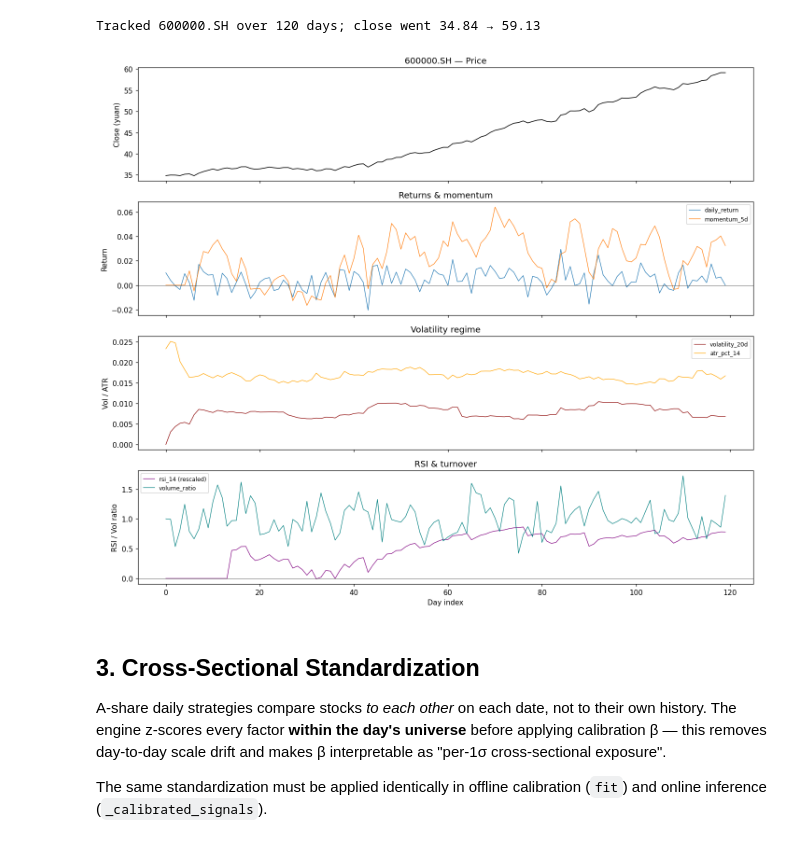
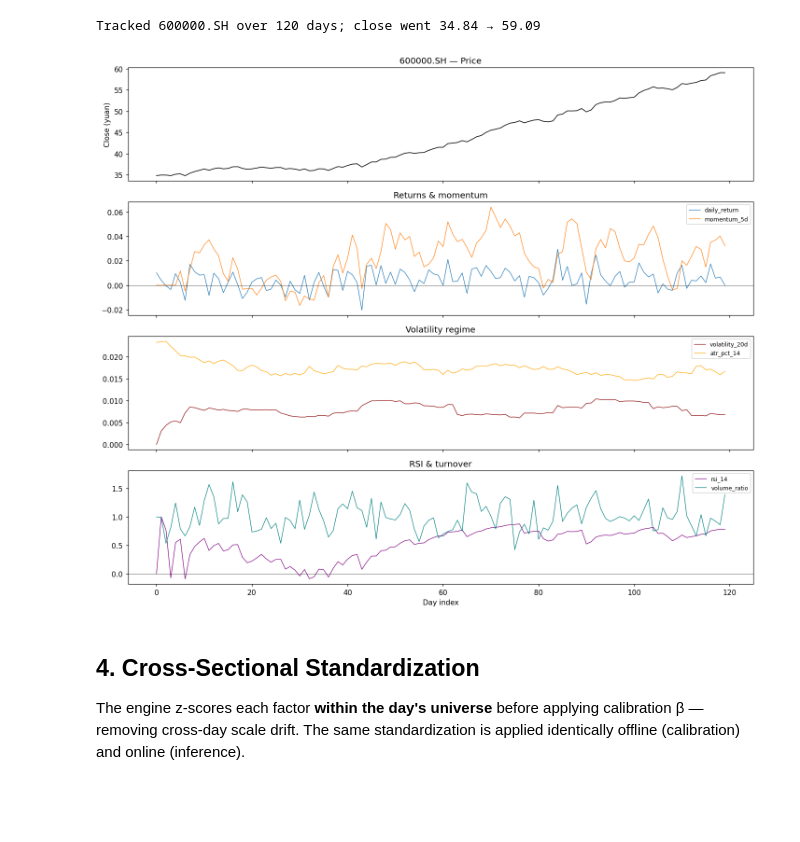
Before and after one commit to catketchup/alftrade, a Jupyter notebook: demo.ipynb, the cells around one changed output. Drawn from its saved outputs; the diff is of its cells as text; code cells hidden in the pictures; blank space fills up the shorter version.

Commit message:
simulated data saved, polars joins

```diff
--- a/demo.ipynb
+++ b/demo.ipynb
@@ -113,60 +178,43 @@ Feed 80 days of one stock's bars through a calculator and watch the rolling fact
 # %%
-# Generate a small panel and pick one stock to inspect.
-bars_by_date, universe, _mkt = generate_simulated_market(n_stocks=5, n_days=120, seed=3)
-dates = sorted(bars_by_date)
-sym = universe.symbols[0]
+bars_panel, uni_panel, _ = generate_simulated_market(n_stocks=5, n_days=120, seed=3)
+dates = sorted(bars_panel)
+sym = uni_panel.symbols[0]
 
-calc = FactorCalculator()
-history = {k: [] for k in FACTOR_NAMES}
-closes = []
+# One polars pass over the whole panel.
+factor_df = compute_factor_panel(bars_to_frame(bars_panel))
+sym_df = factor_df.filter(pl.col("symbol") == sym).sort("date")
 
-for d in dates:
-    f = calc.update(bars_by_date[d][sym])
-    closes.append(bars_by_date[d][sym].close)
-    for k in FACTOR_NAMES:
-        history[k].append(f[k])
+closes = [bars_panel[d][sym].close for d in dates]
+history = {k: sym_df[k].to_list() for k in FACTOR_NAMES}
 
 print(f"Tracked {sym} over {len(dates)} days; close went "
       f"{closes[0]:.2f} → {closes[-1]:.2f}")
 # %% [output]
-Tracked 600000.SH over 120 days; close went 34.84 → 59.13
+Tracked 600000.SH over 120 days; close went 34.84 → 59.09
 # %%
 fig, axes = plt.subplots(4, 1, figsize=(13, 11), sharex=True)
-
 x = range(len(dates))
 axes[0].plot(x, closes, linewidth=1.0, color="black")
 axes[0].set_ylabel("Close (yuan)")
 axes[0].set_title(f"{sym} — Price")
-
-axes[1].plot(x, history["daily_return"], linewidth=0.8, label="daily_return")
-axes[1].plot(x, history["momentum_5d"], linewidth=0.8, label="momentum_5d")
-axes[1].axhline(0, color="k", linewidth=0.4)
-axes[1].set_ylabel("Return")
+axes[1].plot(x, history["daily_return"], lw=0.8, label="daily_return")
+axes[1].plot(x, history["momentum_5d"], lw=0.8, label="momentum_5d")
+axes[1].axhline(0, color="k", lw=0.4); axes[1].legend(fontsize=8)
 axes[1].set_title("Returns & momentum")
-axes[1].legend(fontsize=8)
-
-axes[2].plot(x, history["volatility_20d"], linewidth=0.8, color="darkred", label="volatility_20d")
-axes[2].plot(x, history["atr_pct_14"], linewidth=0.8, color="orange", label="atr_pct_14")
-axes[2].set_ylabel("Vol / ATR")
-axes[2].set_title("Volatility regime")
-axes[2].legend(fontsize=8)
-
-axes[3].plot(x, history["rsi_14"], linewidth=0.8, color="purple", label="rsi_14 (rescaled)")
-axes[3].plot(x, history["volume_ratio"], linewidth=0.8, color="teal", label="volume_ratio")
-axes[3].axhline(0, color="k", linewidth=0.4)
-axes[3].set_ylabel("RSI / Vol ratio")
-axes[3].set_xlabel("Day index")
-axes[3].set_title("RSI & turnover")
-axes[3].legend(fontsize=8)
-
-plt.tight_layout()
-plt.show()
+axes[2].plot(x, history["volatility_20d"], lw=0.8, color="darkred", label="volatility_20d")
+axes[2].plot(x, history["atr_pct_14"], lw=0.8, color="orange", label="atr_pct_14")
+axes[2].legend(fontsize=8); axes[2].set_title("Volatility regime")
+axes[3].plot(x, history["rsi_14"], lw=0.8, color="purple", label="rsi_14")
+axes[3].plot(x, history["volume_ratio"], lw=0.8, color="teal", label="volume_ratio")
+axes[3].axhline(0, color="k", lw=0.4); axes[3].legend(fontsize=8)
+axes[3].set_xlabel("Day index"); axes[3].set_title("RSI & turnover")
+plt.tight_layout(); plt.show()
 # %% [output]
-[figure, old version]
+[figure, new version]
 # %% [markdown]
-## 3. Cross-Sectional Standardization
+## 4. Cross-Sectional Standardization
 
-A-share daily strategies compare stocks *to each other* on each date, not to their own history. The engine z-scores every factor **within the day's universe** before applying calibration β — this removes day-to-day scale drift and makes β interpretable as "per-1σ cross-sectional exposure".
-
-The same standardization must be applied identically in offline calibration (`fit`) and online inference (`_calibrated_signals`).
+The engine z-scores each factor **within the day's universe** before applying
+calibration β — removing cross-day scale drift.  The same standardization is
+applied identically offline (calibration) and online (inference).
 # %%
```
Also changed, not shown: parts of 80 cells of this notebook, 15 other files.
